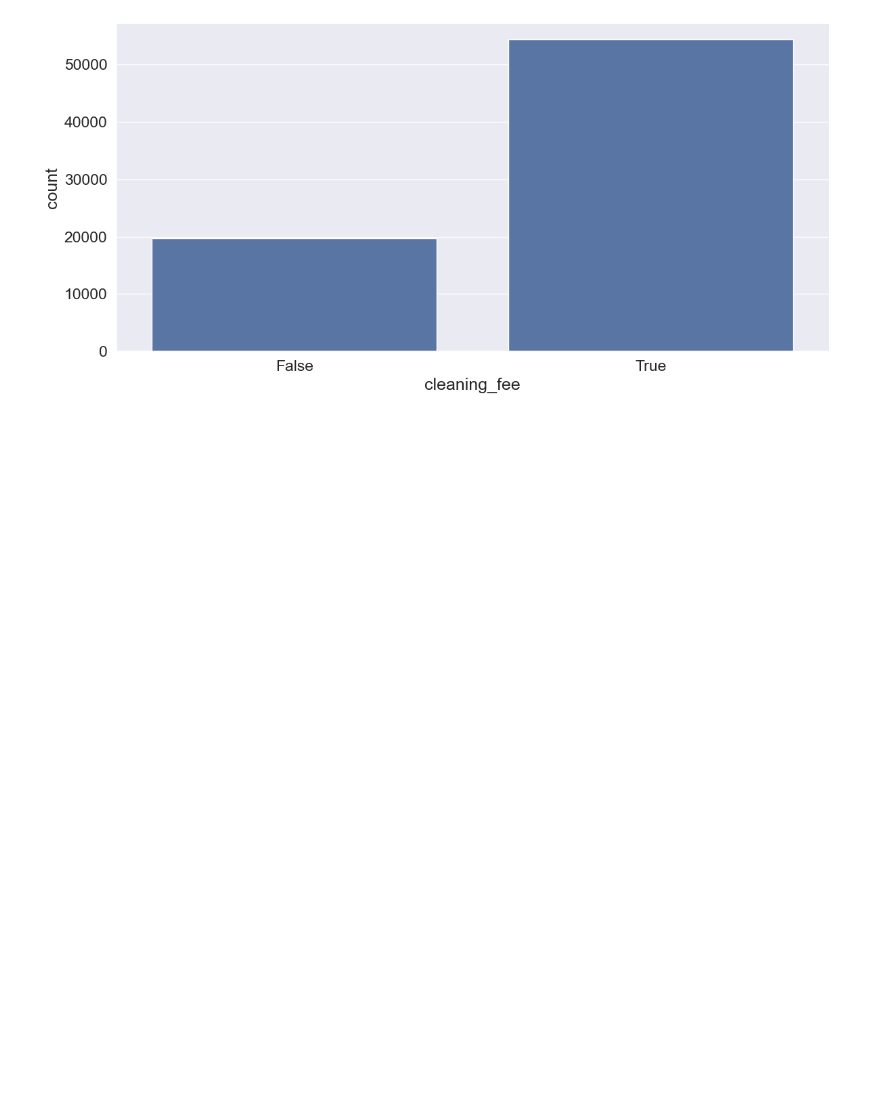
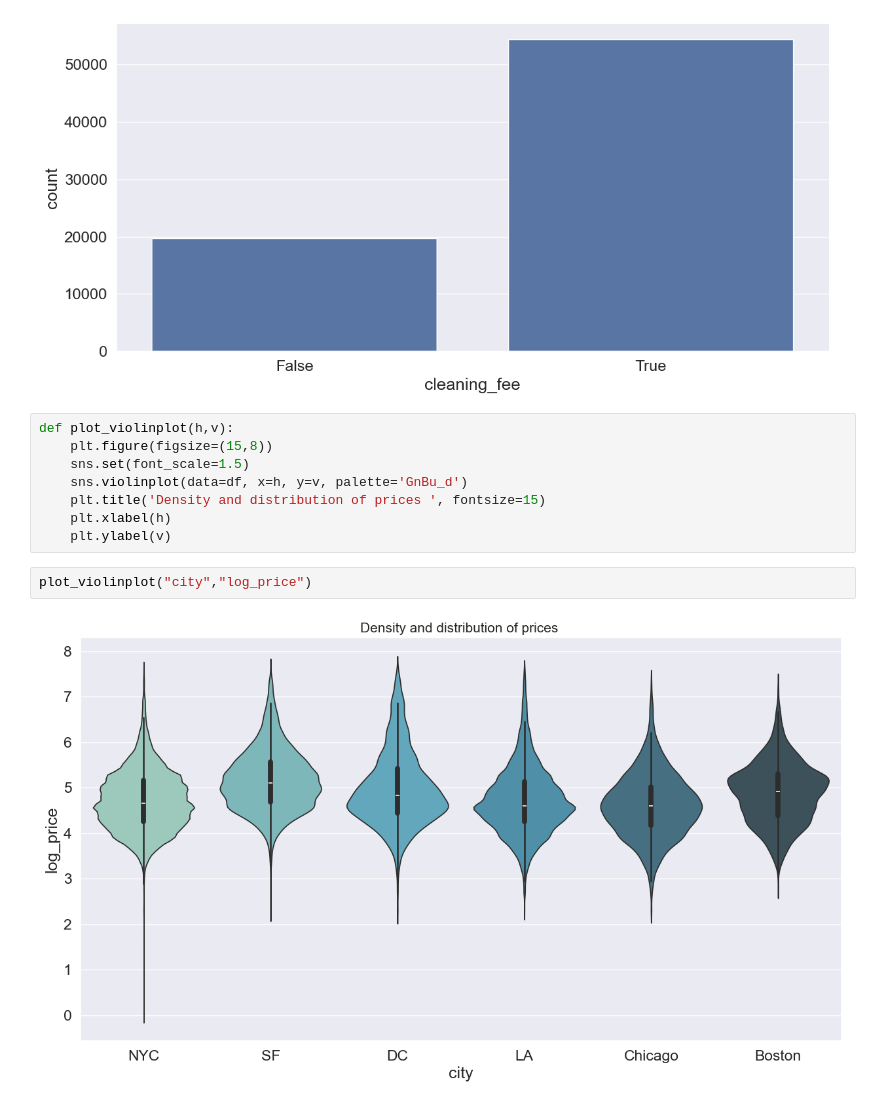
Before and after one commit to LinhVuHoang/Personal_projects, a Jupyter notebook: Airbnb-Price-Prediction/Notebook_Experiments/Airbnb_Price_Prediction.ipynb, the cells around one changed output. Saved outputs shown, nothing was run; the diff lists cells and outputs as text; blank space fills up the shorter version.

Commit message:
update exploration data

```diff
--- a/Airbnb-Price-Prediction/Notebook_Experiments/Airbnb_Price_Prediction.ipynb
+++ b/Airbnb-Price-Prediction/Notebook_Experiments/Airbnb_Price_Prediction.ipynb
@@ -293,3 +293,15 @@ plot_catplot("cancellation_policy","count",10, 2)
 plot_catplot("cleaning_fee","count",6,2)
 # %% [output]
 [figure]
+# %%
+def plot_violinplot(h,v):
+    plt.figure(figsize=(15,8))
+    sns.set(font_scale=1.5)
+    sns.violinplot(data=df, x=h, y=v, palette='GnBu_d')
+    plt.title('Density and distribution of prices ', fontsize=15)
+    plt.xlabel(h)
+    plt.ylabel(v)
+# %%
+plot_violinplot("city","log_price")
+# %% [output]
+[figure, added]
```
Also changed, not shown: parts of 16 cells of this notebook, 1 other file.
